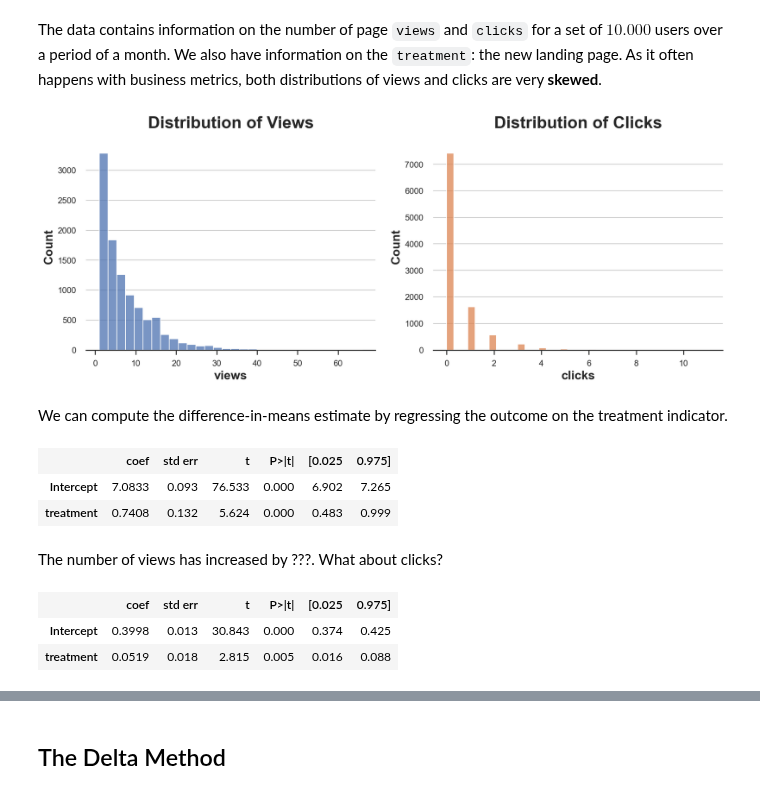
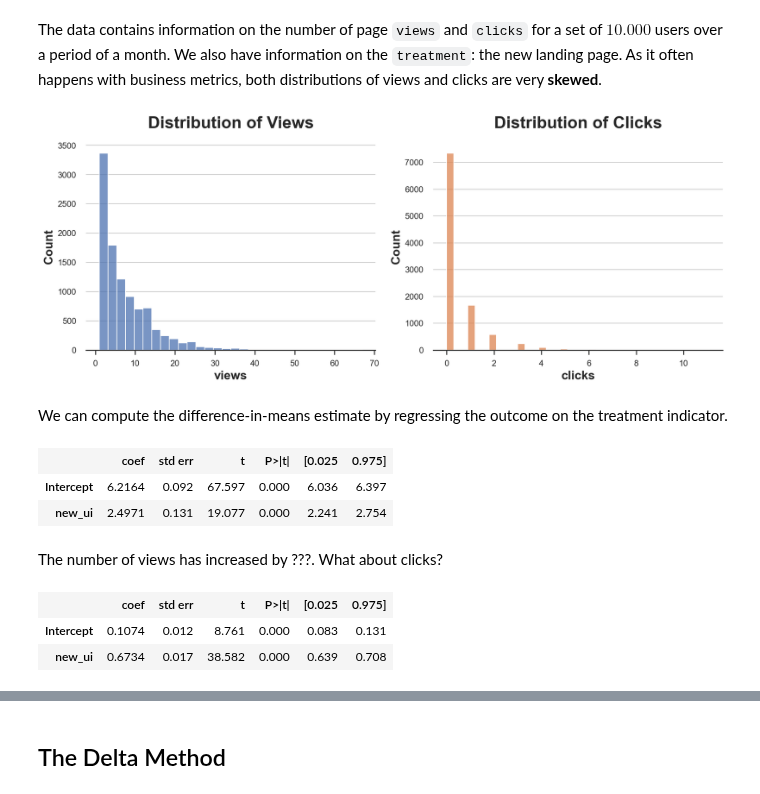
Before and after one commit to matteocourthoud/Blog-Posts, a Jupyter notebook: notebooks/delta.ipynb, the cells around one changed output, grey strips where cells are left out. Saved outputs shown, nothing was run; the diff lists cells and outputs as text; code cells hidden in the pictures.

```diff
--- a/notebooks/delta.ipynb
+++ b/notebooks/delta.ipynb
@@ -63,16 +28,0 @@ class DGP:
-# %%
-class dgp_clicks(DGP):
-    """Data Generating Process: clicks and views."""
-
-    def generate_baseline_data(self, seed: int = 0):
-        np.random.seed(seed)
-        u = np.random.uniform(0, 3, self.n)
-        views = 1 + np.random.exponential(u + 5)
-        clicks = np.random.exponential(u / 2)
-        df = pd.DataFrame({'views': views.copy(), 'clicks': clicks.copy()})
-        return df
-
-    def add_treatment(self, df):
-        df['views'] = (df['views'] + 1*df['treatment'])//1
-        df['clicks'] = (df['clicks'] + 0.1*df['treatment'])//1
-        return df
@@ -89,0 +29,7 @@ df.head()
+# %%
+dgp = dgp_clicks(outcome_vars=['views', 'clicks'],
+                 assignment_var='new_ui',
+                 n=10_000,
+                 p=0.5)
+df = dgp.generate_data()
+df.head()
@@ -94,23 +47,23 @@ fix, (ax1, ax2) = plt.subplots(1, 2, figsize=(15, 5))
 sns.histplot(df.views, ax=ax1, color='C0', bins=30).set(title='Distribution of Views')
 sns.histplot(df.clicks, ax=ax2, color='C1', binwidth=.3).set(title='Distribution of Clicks');
 # %% [output]
-[figure, old version]
+[figure, new version]
 # %% [markdown]
 We can compute the difference-in-means estimate by regressing the outcome on the treatment indicator.
 # %%
-smf.ols('views ~ treatment', data=df).fit().summary().tables[1]
+smf.ols('views ~ new_ui', data=df).fit().summary().tables[1]
 # %% [output]
 |  | coef | std err | t | P>|t| | [0.025 | 0.975] |
-| Intercept | 7.0833 | 0.093 | 76.533 | 0.000 | 6.902 | 7.265 |
-| treatment | 0.7408 | 0.132 | 5.624 | 0.000 | 0.483 | 0.999 |
+| Intercept | 6.2164 | 0.092 | 67.597 | 0.000 | 6.036 | 6.397 |
+| new_ui | 2.4971 | 0.131 | 19.077 | 0.000 | 2.241 | 2.754 |
 # %% [markdown]
 The number of views has increased by ???. What about clicks?
 # %%
-smf.ols('clicks ~ treatment', data=df).fit().summary().tables[1]
+smf.ols('clicks ~ new_ui', data=df).fit().summary().tables[1]
 # %% [output]
 |  | coef | std err | t | P>|t| | [0.025 | 0.975] |
-| Intercept | 0.3998 | 0.013 | 30.843 | 0.000 | 0.374 | 0.425 |
-| treatment | 0.0519 | 0.018 | 2.815 | 0.005 | 0.016 | 0.088 |
+| Intercept | 0.1074 | 0.012 | 8.761 | 0.000 | 0.083 | 0.131 |
+| new_ui | 0.6734 | 0.017 | 38.582 | 0.000 | 0.639 | 0.708 |
 # %% [markdown]
 Also the number of clicks has increased, by ???. What about their ratio?
 
```
Also changed, not shown: parts of 48 cells of this notebook, 1 other file.
